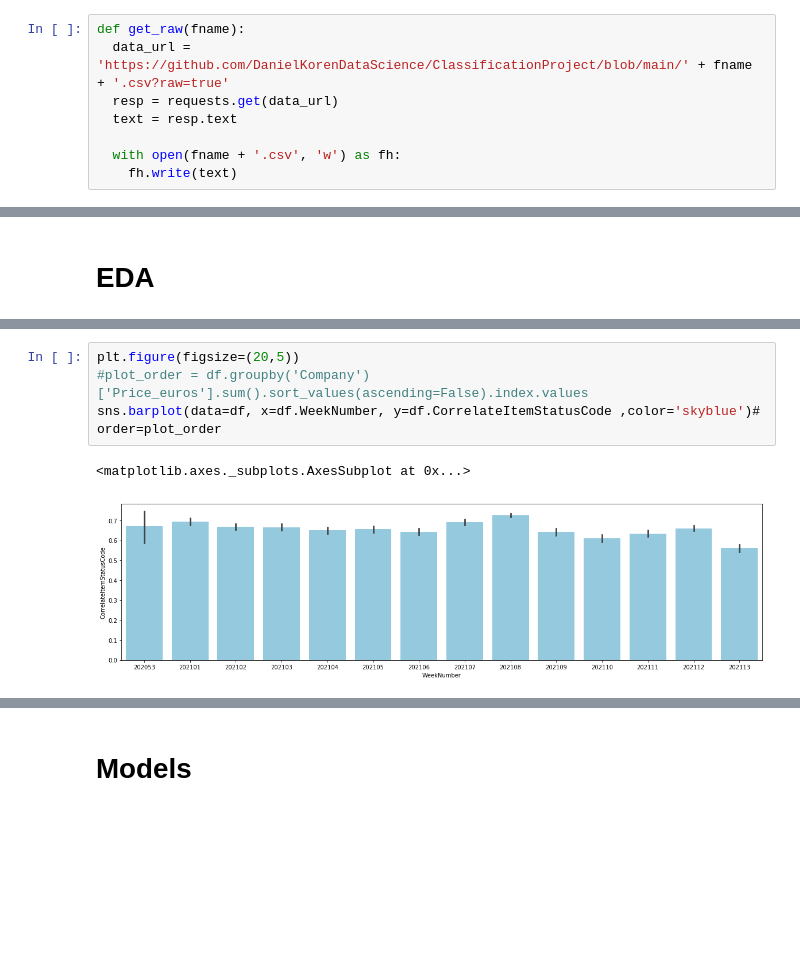
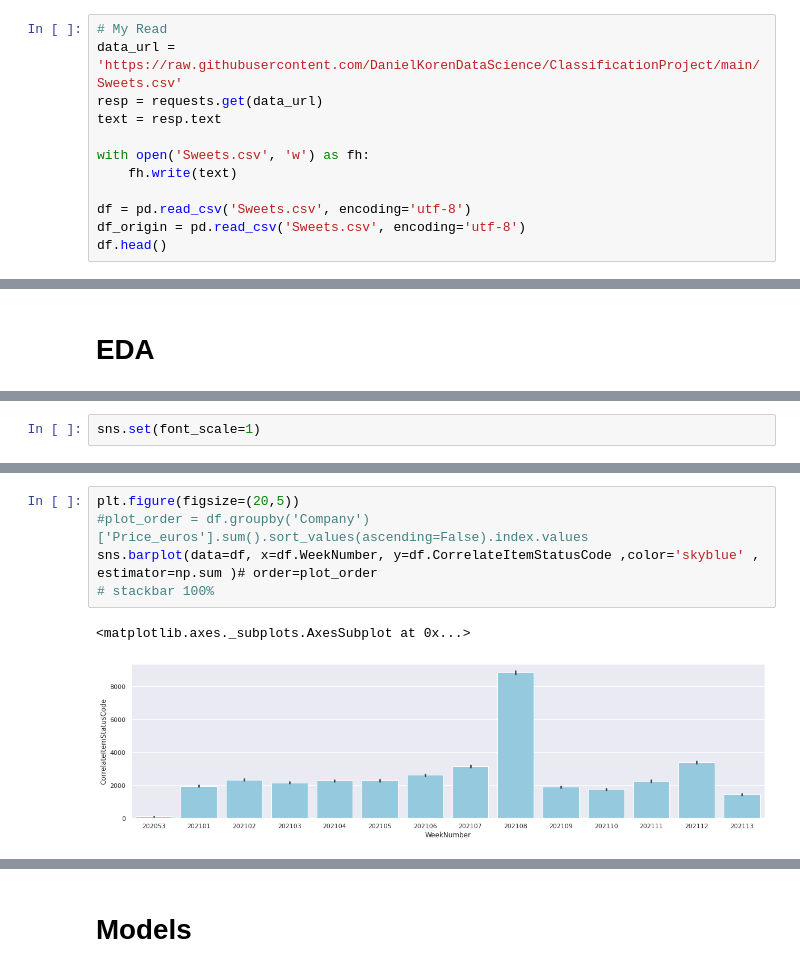
Before and after one commit to DanielKorenDataScience/ClassificationProject, a Jupyter notebook: Classification_Project_Shufersal_WithEDAItay.ipynb, the cells around one changed output, grey strips where cells are left out. Drawn from its saved outputs; the diff is of its cells as text; blank space fills up the shorter version.

```diff
--- a/Classification_Project_Shufersal_WithEDAItay.ipynb
+++ b/Classification_Project_Shufersal_WithEDAItay.ipynb
@@ -32,10 +32,14 @@ DIFF = True
 RATIO = False
 REL = False
 # %%
-def get_raw(fname):
-  data_url = 'https://github.com/DanielKorenDataScience/ClassificationProject/blob/main/' + fname + '.csv?raw=true'
-  resp = requests.get(data_url)
-  text = resp.text
+# My Read
+data_url = 'https://raw.githubusercontent.com/DanielKorenDataScience/ClassificationProject/main/Sweets.csv'
+resp = requests.get(data_url)
+text = resp.text
 
-  with open(fname + '.csv', 'w') as fh:
+with open('Sweets.csv', 'w') as fh:
     fh.write(text)
+
+df = pd.read_csv('Sweets.csv', encoding='utf-8')
+df_origin = pd.read_csv('Sweets.csv', encoding='utf-8')
+df.head()
@@ -537,2 +422,4 @@ plt.show()
 # %% [output]
 [figure]
+# %%
+sns.set(font_scale=1)
@@ -539,7 +465,8 @@ plt.show()
 # %%
 plt.figure(figsize=(20,5))
 #plot_order = df.groupby('Company')['Price_euros'].sum().sort_values(ascending=False).index.values
-sns.barplot(data=df, x=df.WeekNumber, y=df.CorrelateItemStatusCode ,color='skyblue')# order=plot_order
+sns.barplot(data=df, x=df.WeekNumber, y=df.CorrelateItemStatusCode ,color='skyblue' , estimator=np.sum )# order=plot_order
+# stackbar 100%
 # %% [output]
 <matplotlib.axes._subplots.AxesSubplot at 0x...>
-[figure, old version]
+[figure, new version]
```
Also changed, not shown: parts of 51 cells of this notebook.
